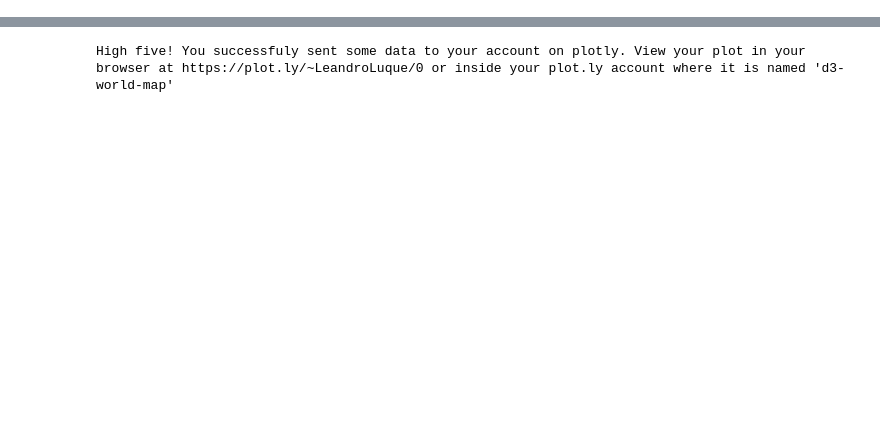
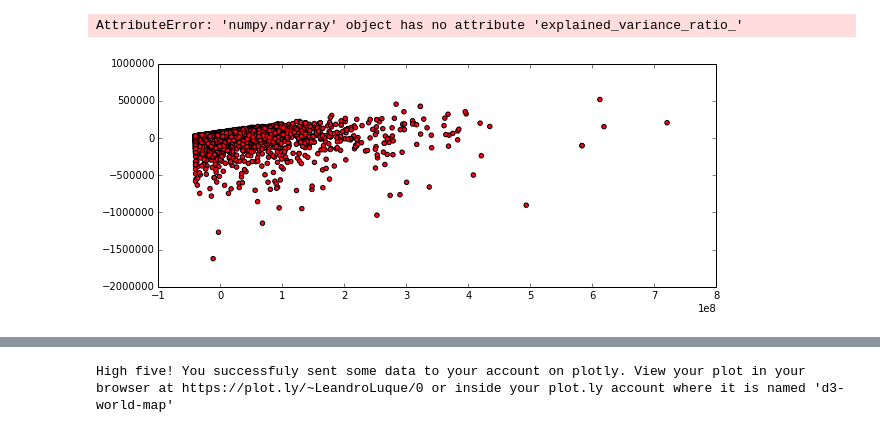
Before and after one commit to rhuincalef/dss_2016, a Jupyter notebook: TPFINAL/Untitled.ipynb, the cells around one changed output, grey strips where cells are left out. Cells and saved outputs as stored; diff of their text form; code cells hidden in the pictures; blank space fills up the shorter version.

```diff
--- a/TPFINAL/Untitled.ipynb
+++ b/TPFINAL/Untitled.ipynb
@@ -5,0 +35,2 @@ df = pd.read_csv('data/imdb.csv')
+# %%
+df.fillna(value=-1, inplace=True)
@@ -5,0 +41,3 @@ df = pd.read_csv('data/imdb.csv')
+# %%
+ys = df['imdb_score']
+df.drop('imdb_score', axis=1, inplace=True)
@@ -5,0 +47,9 @@ df = pd.read_csv('data/imdb.csv')
+# %%
+xs = df.values
+# %%
+#Xp = PCA(n_components=2)
+#Xp.fit_transform(xs)
+
+from sklearn.decomposition import RandomizedPCA # using randomized Singular Value Decomposition
+Xp = RandomizedPCA(n_components=2, random_state=1).fit_transform(xs)
+Xp
@@ -5,0 +64,22 @@ df = pd.read_csv('data/imdb.csv')
+# %%
+Xp.explained_variance_ratio_.cumsum()
+# %% [output]
+AttributeError: 'numpy.ndarray' object has no attribute 'explained_variance_ratio_'
+# %%
+% matplotlib inline
+import matplotlib.pyplot as plt
+
+# get the product class
+product_class = np.unique(y)
+
+colors = plt.get_cmap("hsv")
+
+plt.figure(figsize=(10, 4))
+for i, p in enumerate(product_class):
+    mask = (y == p)
+    plt.scatter(Xp[mask, 0], Xp[mask, 1],
+                c=colors(1. * i / 11), label=p)
+
+#plt.legend(loc="best")
+# %% [output]
+[figure, added]
```
Also changed, not shown: parts of 21 cells of this notebook.
